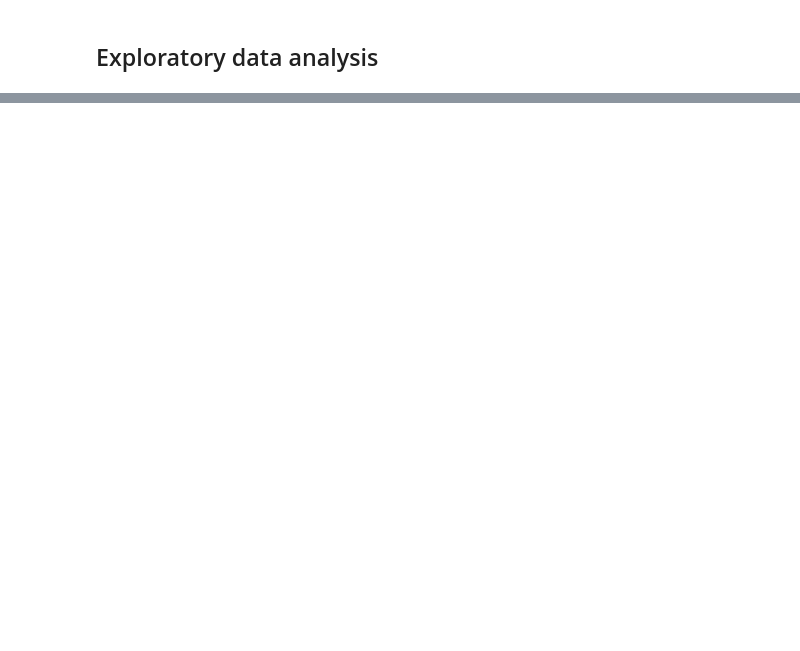
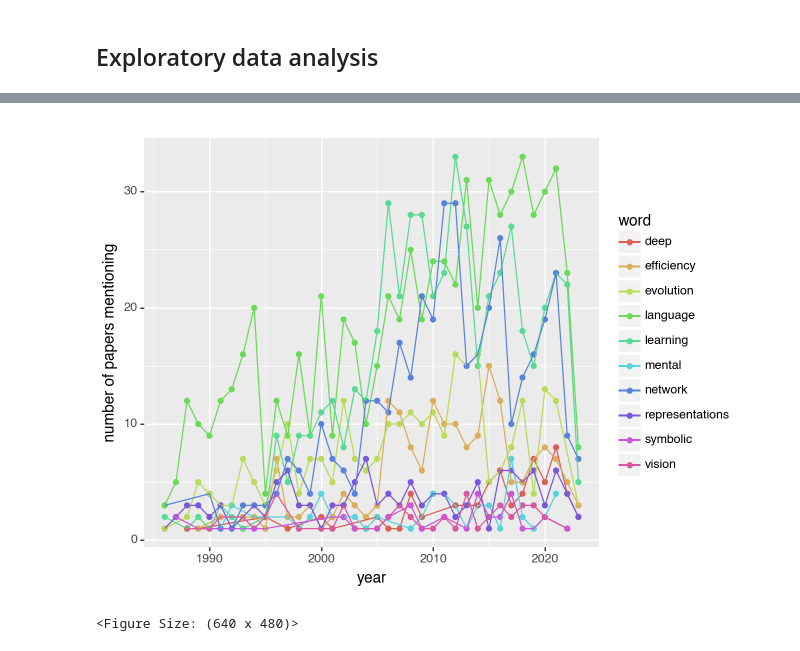
Before and after one commit to nathimel/sciterra, a Jupyter notebook: src/examples/scratch/analysis.ipynb, the cells around one changed output, grey strips where cells are left out. Drawn from its saved outputs; the diff is of its cells as text; code cells hidden in the pictures; blank space fills up the shorter version.

```diff
--- a/src/examples/scratch/analysis.ipynb
+++ b/src/examples/scratch/analysis.ipynb
@@ -153,0 +168,39 @@ data
+# %%
+
+# lol bc idk how to fix faster
+for key in years:
+    counter = years[key]
+    for word, freq in counter.items():
+        counter[word] = freq * papers_per_year[key]
+
+dfs = []
+for year, counter in sorted(years.items()):
+    dfs.append(
+        pd.DataFrame(
+        [(k,v,year) for k,v in counter.items()],
+        columns=["word", "number of papers mentioning", "year"]
+        )
+    )
+
+data = pd.concat(dfs)
+
+
+data = data[data["word"].isin(words)]
+data
+
+(
+    pn.ggplot(data, pn.aes(x="year", y="number of papers mentioning"))
+    + pn.geom_point(
+        mapping=pn.aes(
+            color="word",
+        )
+    )
+    + pn.geom_line(
+        mapping=pn.aes(
+            color="word",
+        )
+    )
+)
+# %% [output]
+[figure, added]
+<Figure Size: (640 x 480)>
```
Also changed, not shown: parts of 9 cells of this notebook, 8 other files.
